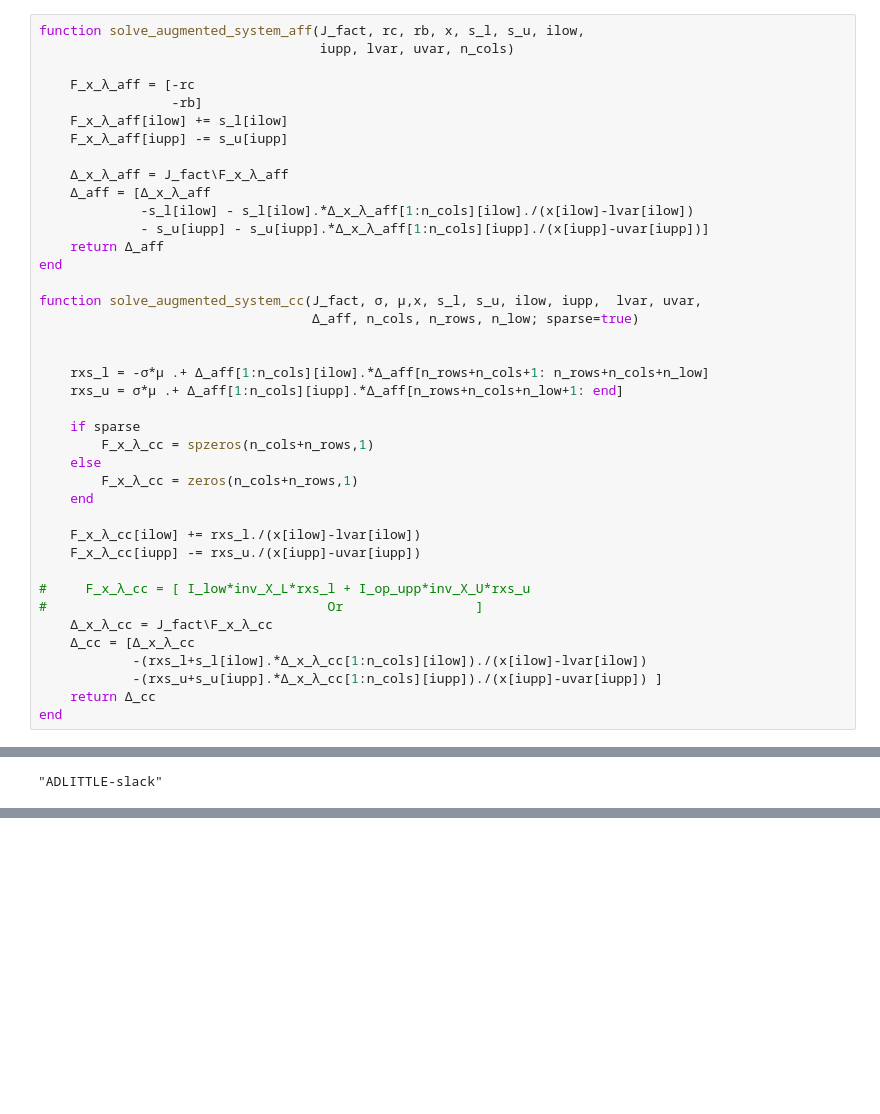
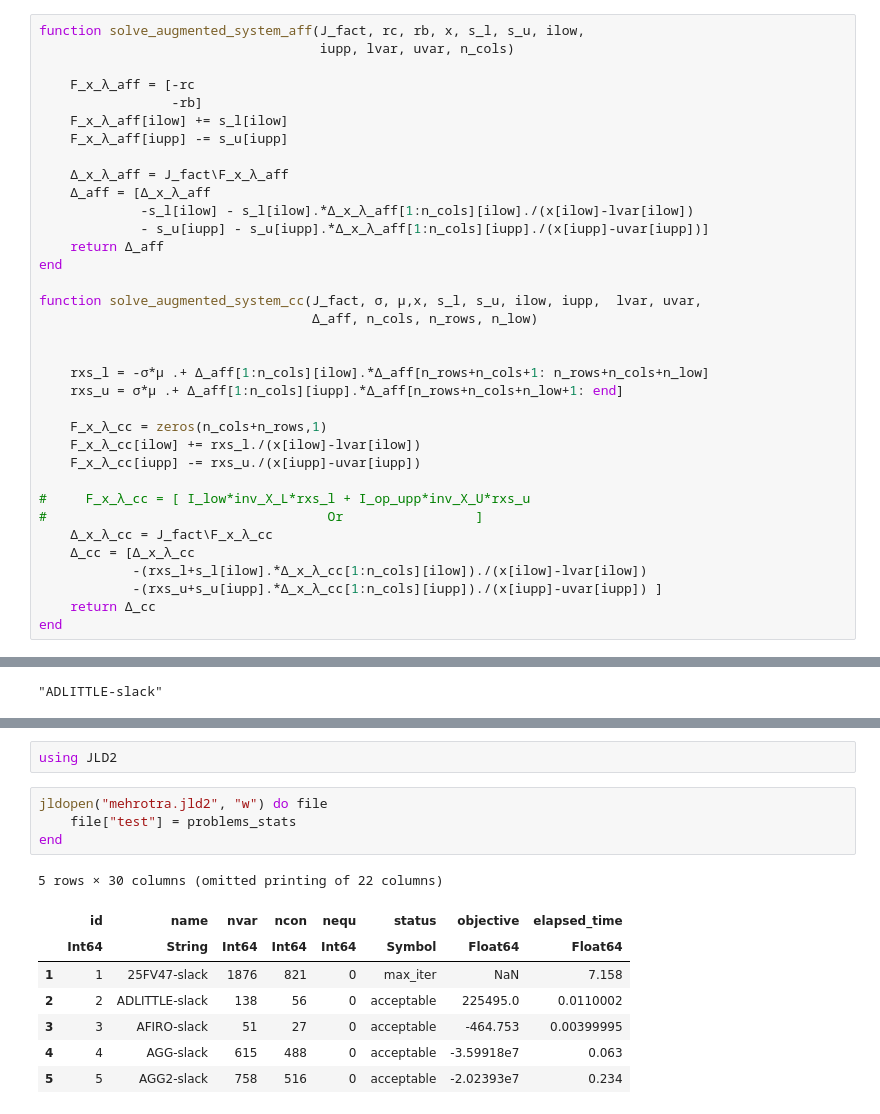
Before and after one commit to geoffroyleconte/StageOptim, a Jupyter notebook: Mehrotra_bounds_x.ipynb, the cells around one changed output, grey strips where cells are left out. Saved outputs shown, nothing was run; the diff lists cells and outputs as text; blank space fills up the shorter version.

```diff
--- a/Mehrotra_bounds_x.ipynb
+++ b/Mehrotra_bounds_x.ipynb
@@ -206,18 +257,13 @@ function solve_augmented_system_aff(J_fact, rc, rb, x, s_l, s_u, ilow,
 end
 
 function solve_augmented_system_cc(J_fact, σ, μ,x, s_l, s_u, ilow, iupp,  lvar, uvar,
-                                   Δ_aff, n_cols, n_rows, n_low; sparse=true)
+                                   Δ_aff, n_cols, n_rows, n_low)
 
 
     rxs_l = -σ*μ .+ Δ_aff[1:n_cols][ilow].*Δ_aff[n_rows+n_cols+1: n_rows+n_cols+n_low]
     rxs_u = σ*μ .+ Δ_aff[1:n_cols][iupp].*Δ_aff[n_rows+n_cols+n_low+1: end]
 
-    if sparse
-        F_x_λ_cc = spzeros(n_cols+n_rows,1)
-    else
-        F_x_λ_cc = zeros(n_cols+n_rows,1)
-    end
-
+    F_x_λ_cc = zeros(n_cols+n_rows,1)
     F_x_λ_cc[ilow] += rxs_l./(x[ilow]-lvar[ilow])
     F_x_λ_cc[iupp] -= rxs_u./(x[iupp]-uvar[iupp])
 
@@ -1103,3 +1150,18 @@ markdown_table(stdout, problems_stats)
 |     3 |    AFIRO-slack |    51 |    27 |     0 | acceptable |  -4.6e+02 |    ⋯
 |     4 |      AGG-slack |   615 |   488 |     0 | acceptable |  -3.6e+07 |    ⋯
 |     5 |     AGG2-slack |   758 |   516 |     0 | acceptable |  -2.0e+07 |    ⋯
+# %%
+using JLD2
+# %%
+jldopen("mehrotra.jld2", "w") do file
+    file["test"] = problems_stats
+end
+# %% [output]
+5 rows × 30 columns (omitted printing of 22 columns)
+|  | id | name | nvar | ncon | nequ | status | objective | elapsed_time |
+|  | Int64 | String | Int64 | Int64 | Int64 | Symbol | Float64 | Float64 |
+| 1 | 1 | 25FV47-slack | 1876 | 821 | 0 | max_iter | NaN | 7.158 |
+| 2 | 2 | ADLITTLE-slack | 138 | 56 | 0 | acceptable | 225495.0 | 0.0110002 |
+| 3 | 3 | AFIRO-slack | 51 | 27 | 0 | acceptable | -464.753 | 0.00399995 |
+| 4 | 4 | AGG-slack | 615 | 488 | 0 | acceptable | -3.59918e7 | 0.063 |
+| 5 | 5 | AGG2-slack | 758 | 516 | 0 | acceptable | -2.02393e7 | 0.234 |
```
Also changed, not shown: parts of 18 cells of this notebook.
